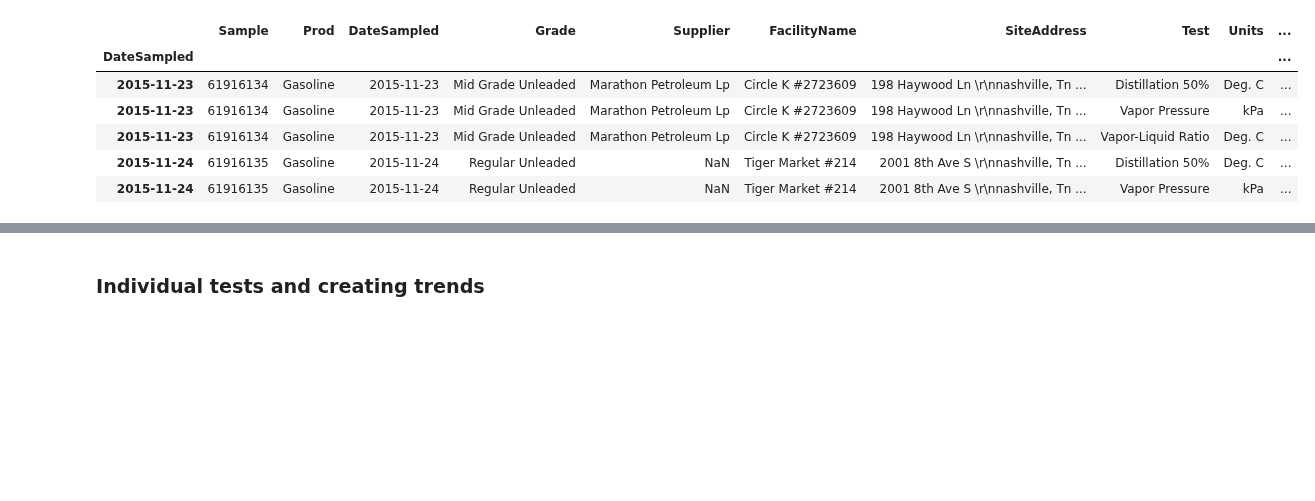
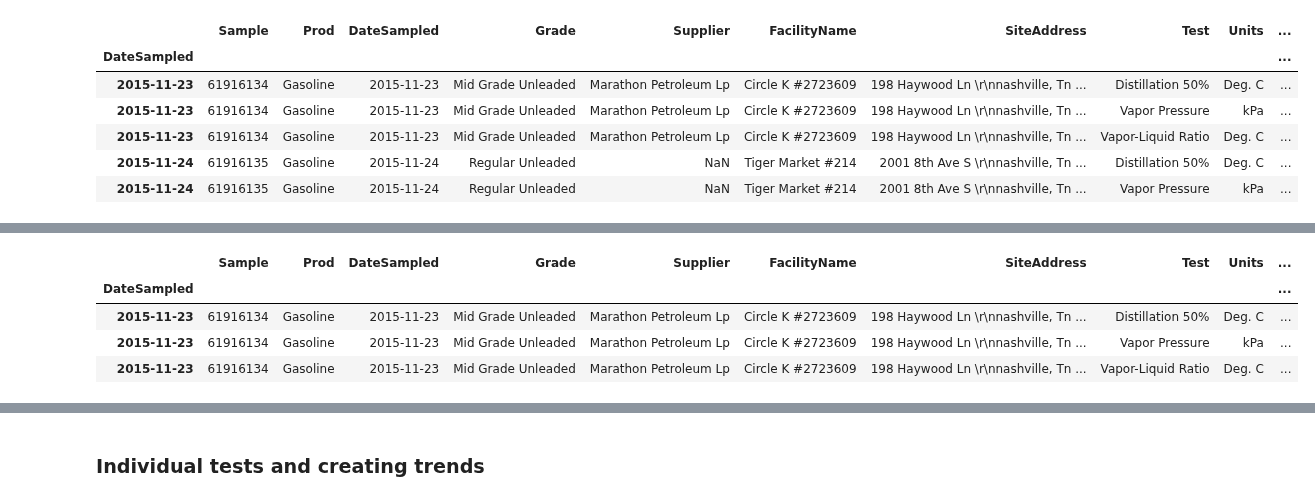
Before and after one commit to mishaberrien/tenessee-fuel-quality-analysis, a Jupyter notebook: notebooks/01_exploration/20190729_gasoline_exploration.ipynb, the cells around one changed output, grey strips where cells are left out. Saved outputs shown, nothing was run; the diff lists cells and outputs as text; code cells hidden in the pictures; blank space fills up the shorter version.

```diff
--- a/notebooks/01_exploration/20190729_gasoline_exploration.ipynb
+++ b/notebooks/01_exploration/20190729_gasoline_exploration.ipynb
@@ -274,3 +262,9 @@ Index(['Date', 'TN_retailers_seasons', 'TN_distributor_seasons',
 # %%
-volitility_df.rename(columns={"DateSampled": "Date", 'vapor_liquid_minC': , 'distillation_50_minC' : ,
-       'distillation_50_maxC' :, 'retailer_seasons' : , 'distributor_seasons' : }, inplace =True)
+volitility_df.rename(columns={'datesampled_month_day' : 'Date'}, inplace = True)
+volitility_df.head(3)
+# %% [output]
+|  | Sample | Prod | DateSampled | Grade | Supplier | FacilityName | SiteAddress | Test | Units | ... |
+| DateSampled |  |  |  |  |  |  |  |  |  | ... |
+| 2015-11-23 | 61916134 | Gasoline | 2015-11-23 | Mid Grade Unleaded | Marathon Petroleum Lp | Circle K #2723609 | 198 Haywood Ln \r\nnashville, Tn ... | Distillation 50% | Deg. C | ... |
+| 2015-11-23 | 61916134 | Gasoline | 2015-11-23 | Mid Grade Unleaded | Marathon Petroleum Lp | Circle K #2723609 | 198 Haywood Ln \r\nnashville, Tn ... | Vapor Pressure | kPa | ... |
+| 2015-11-23 | 61916134 | Gasoline | 2015-11-23 | Mid Grade Unleaded | Marathon Petroleum Lp | Circle K #2723609 | 198 Haywood Ln \r\nnashville, Tn ... | Vapor-Liquid Ratio | Deg. C | ... |
```
Also changed, not shown: parts of 9 cells of this notebook.
